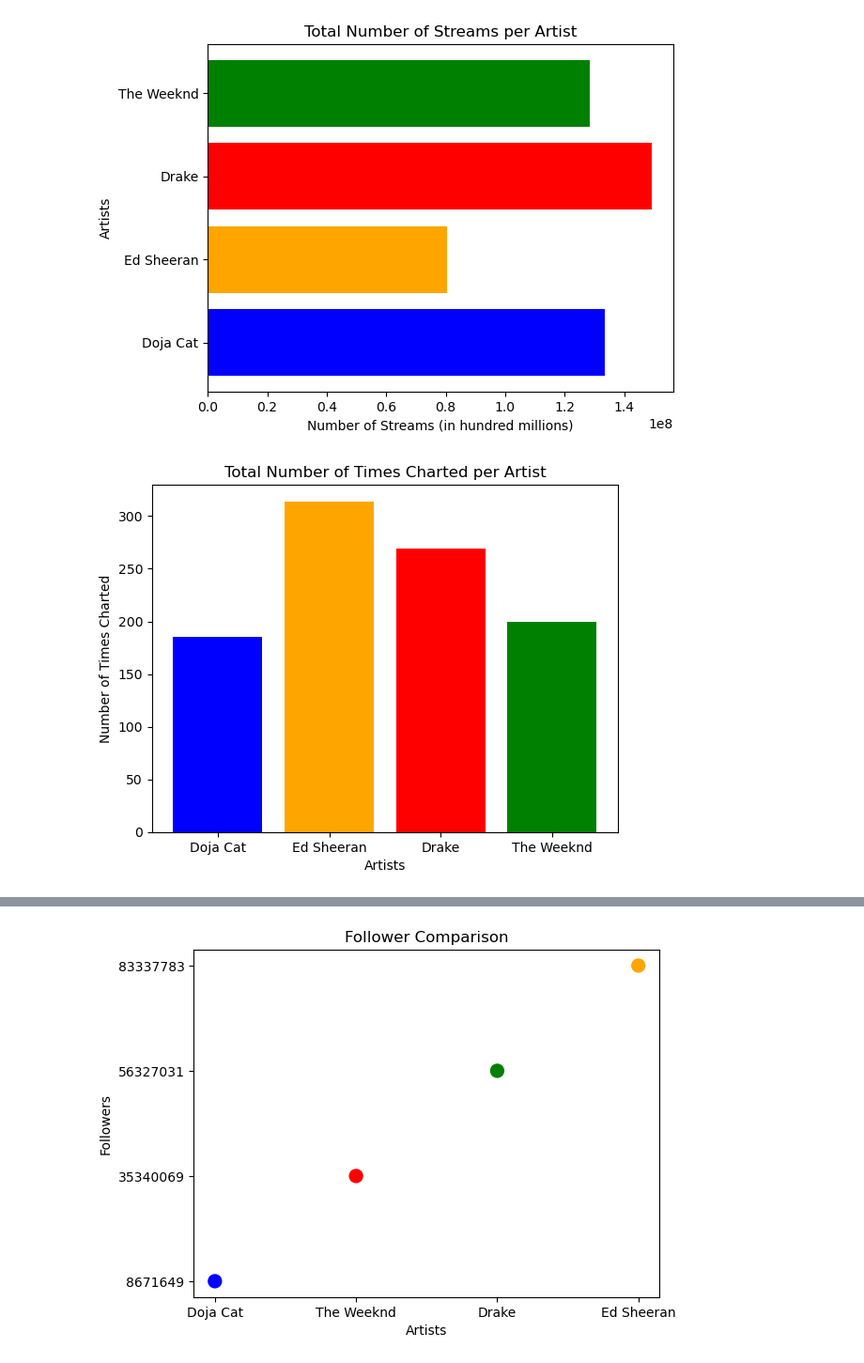
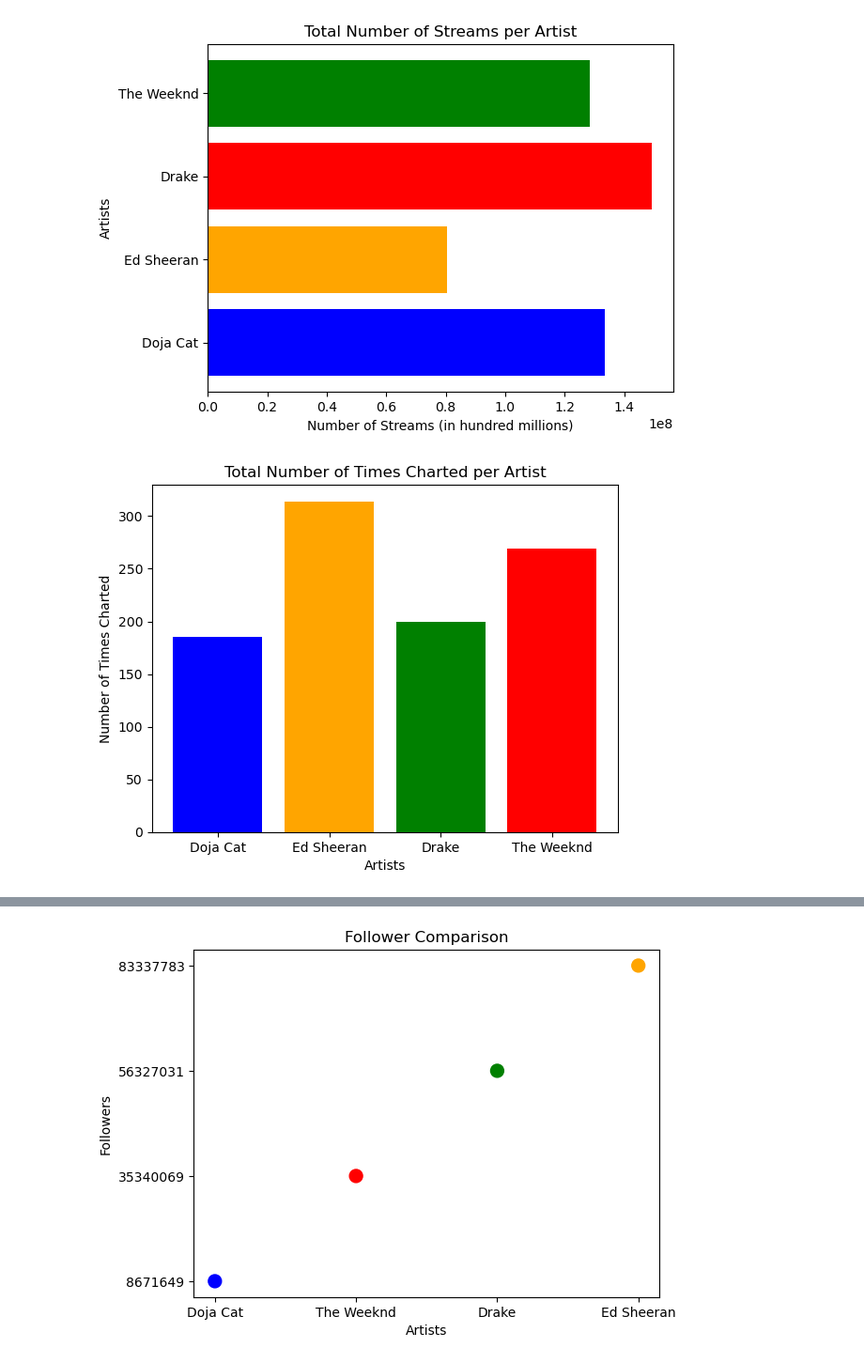
Before and after one commit to AoSxOrca/Project-1, a Jupyter notebook: project1_sewit-notebook.ipynb, the cells around one changed output, grey strips where cells are left out. Shown at 94% size. Drawn from its saved outputs; the diff is of its cells as text; code cells hidden in the pictures.

Commit message:
edited images and notebook

```diff
--- a/project1_sewit-notebook.ipynb
+++ b/project1_sewit-notebook.ipynb
@@ -201,17 +201,17 @@ plt.show()
 [figure]
 # %%
 # create bar graph to compare total number of times charted per artists
-totaltimes_charted_byartist = [doja_times_charted, ed_sheeran_times_charted, the_weeknd_times_charted, drake_times_charted]
-plt.bar(artists, totaltimes_charted_byartist, color=("Blue", "Orange", "Red", "Green"))
+totaltimes_charted_byartist = [doja_times_charted, ed_sheeran_times_charted, drake_times_charted, the_weeknd_times_charted]
+plt.bar(artists, totaltimes_charted_byartist, color=("Blue", "Orange", "Green", "Red"))
 plt.title("Total Number of Times Charted per Artist")
 plt.xlabel("Artists")
 plt.ylabel("Number of Times Charted")
 
 plt.savefig("totaltimes_charted_byartist.png")
 
 plt.show()
 # %% [output]
-[figure, old version]
+[figure, new version]
 # %%
 # create pie chart to compare total number of times charted per artist
 artists = ["Doja Cat", "Ed Sheeran", "Drake", "The Weeknd",]
```
Also changed, not shown: parts of 1 cell of this notebook, 2 other files.
